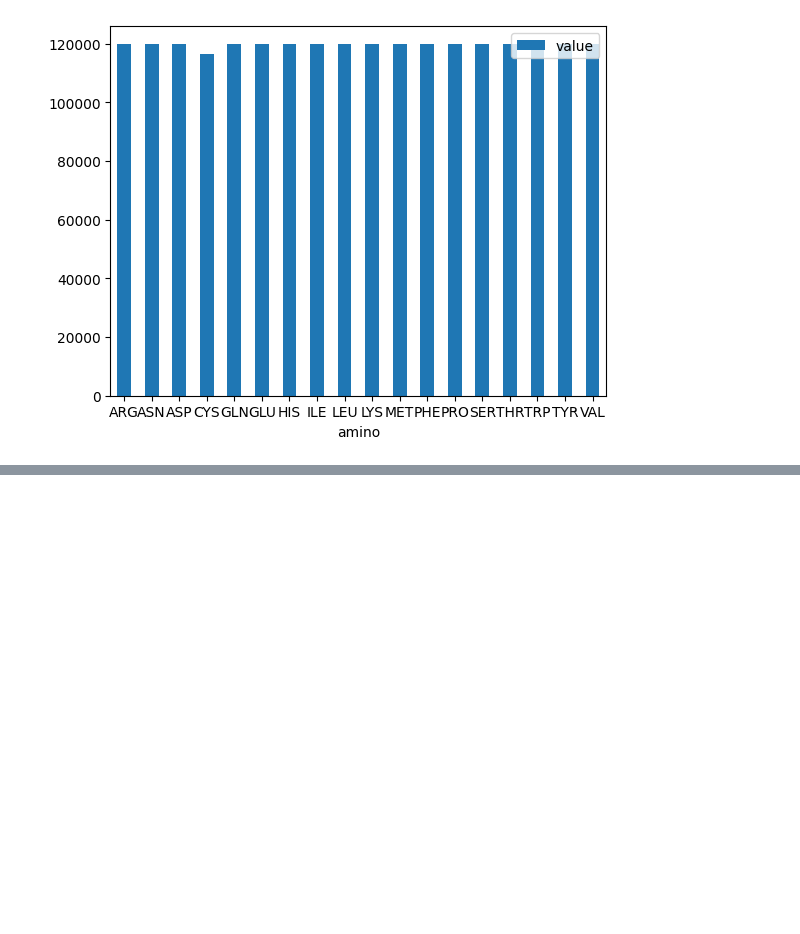
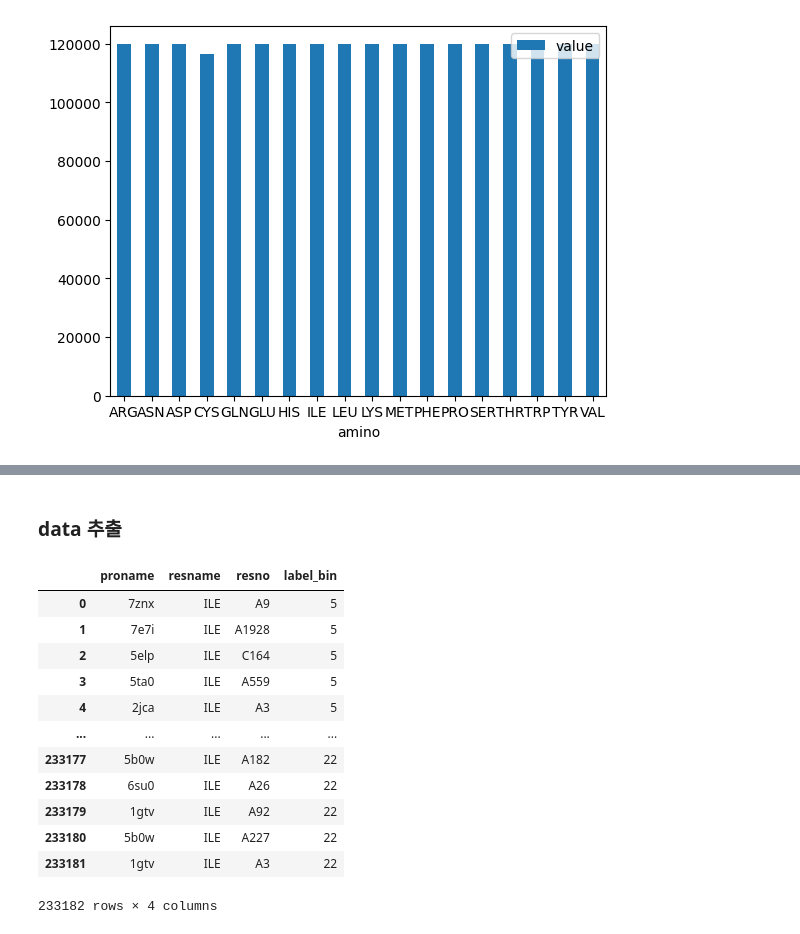
Before and after one commit to kathy5311/Caesar, a Jupyter notebook: code/notebooks/data_balancer.ipynb, the cells around one changed output, grey strips where cells are left out. Drawn from its saved outputs; the diff is of its cells as text; code cells hidden in the pictures; blank space fills up the shorter version.

Commit message:
Update: 0821 data notebooks

```diff
--- a/code/notebooks/data_balancer.ipynb
+++ b/code/notebooks/data_balancer.ipynb
@@ -187,0 +245,40 @@ plot_df.plot.bar(x='amino', y='value', rot=0)
+# %%
+grouped = df_total.groupby('resname')
+
+for name, ex in grouped:
+    if name in ["ARG", "PRO", "0:TRP"]: continue
+    print(name)
+    bal_dict={}
+    csv_dict={}
+    for idx, row in ex.iterrows():
+        if row['label_bin'] not in bal_dict:
+            bal_dict[row['label_bin']]=[]
+
+        if row['label_bin'] not in csv_dict:
+            csv_dict[row['label_bin']]=[]
+
+        if len(bal_dict[row['label_bin']]) > avg_dict[name]: continue
+        bal_dict[row['label_bin']].append(str(row['proname'])+'.'+str(row['resname'])+' '+str(row['resno']))
+
+        if len(csv_dict[row['label_bin']]) > avg_dict[name]: continue
+        csv_dict[row['label_bin']].append(str(row['proname'])+','+str(row['resname'])+','+str(row['resno'])+','+str(row['label_bin']))
+
+    with open(f'/home/kathy531/Caesar/code/notebooks/balance_file/txtfiles/{name}_bal.txt','w+') as f:
+        for key in list(bal_dict.keys()):
+            list_at=bal_dict[key]
+            for line in list_at:
+                f.write(line+'\n')
+
+    with open(f'/home/kathy531/Caesar/code/notebooks/balance_file/csvfiles/{name}_bal.csv', 'w+') as w:
+        for key in list(csv_dict.keys()):
+            list_csv=csv_dict[key]
+            for line in list_csv:
+                w.write(line+'\n')
+    f.close()
+    w.close()
+''''
+print(bal_dict.keys())
+for key, values in bal_dict.items():
+    print(key)
+    print(len(values))
+    print()'''
@@ -187,0 +335,19 @@ plot_df.plot.bar(x='amino', y='value', rot=0)
+# %% [markdown]
+### data 추출
+# %%
+df_arg = pd.read_csv(f'/home/kathy531/Caesar/code/notebooks/balance_file/csvfiles/ILE_bal.csv')
+df_arg
+# %% [output]
+|  | proname | resname | resno | label_bin |
+| 0 | 7znx | ILE | A9 | 5 |
+| 1 | 7e7i | ILE | A1928 | 5 |
+| 2 | 5elp | ILE | C164 | 5 |
+| 3 | 5ta0 | ILE | A559 | 5 |
+| 4 | 2jca | ILE | A3 | 5 |
+| ... | ... | ... | ... | ... |
+| 233177 | 5b0w | ILE | A182 | 22 |
+| 233178 | 6su0 | ILE | A26 | 22 |
+| 233179 | 1gtv | ILE | A92 | 22 |
+| 233180 | 5b0w | ILE | A227 | 22 |
+| 233181 | 1gtv | ILE | A3 | 22 |
+233182 rows × 4 columns
```
Also changed, not shown: parts of 16 cells of this notebook.
